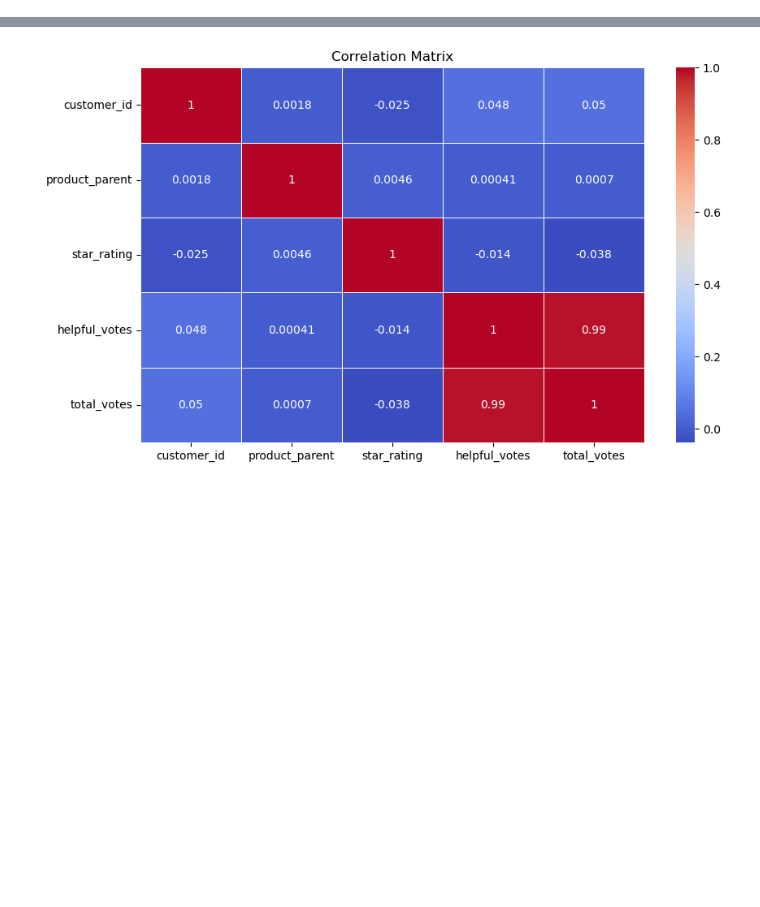
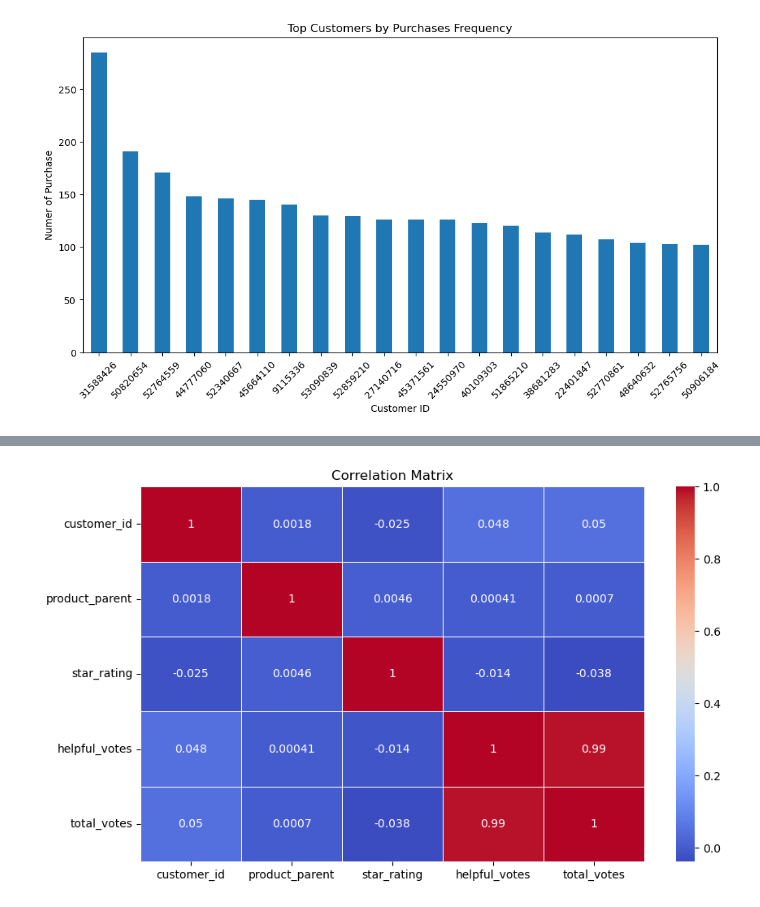
Before and after one commit to ezwang8/AI_BOOTCAMP_Group_Project_3_Amazon, a Jupyter notebook: Project_3.ipynb, the cells around one changed output, grey strips where cells are left out. Drawn from its saved outputs; the diff is of its cells as text; code cells hidden in the pictures; blank space fills up the shorter version.

```diff
--- a/Project_3.ipynb
+++ b/Project_3.ipynb
@@ -45 +45,17 @@ Passing `palette` without assigning `hue` is deprecated and will be removed in v
 [figure]
+# %%
+def plot_customer_purchase_freq(attribute, num_customer):
+    customer_counts = df[attribute].value_counts().nlargest(num_customer)
+
+    # create the bar chart
+    plt.figure(figsize=(12, 6))
+    customer_counts.plot(kind='bar')
+    plt.xlabel('Customer ID')
+    plt.ylabel('Numer of Purchase')
+    plt.title(f'Top Customers by Purchases Frequency'.format(num_customer))
+    plt.xticks(rotation=45)
+    plt.show()
+
+plot_customer_purchase_freq('customer_id', 20)
+# %% [output]
+[figure, added]
```
Also changed, not shown: parts of 4 cells of this notebook.
